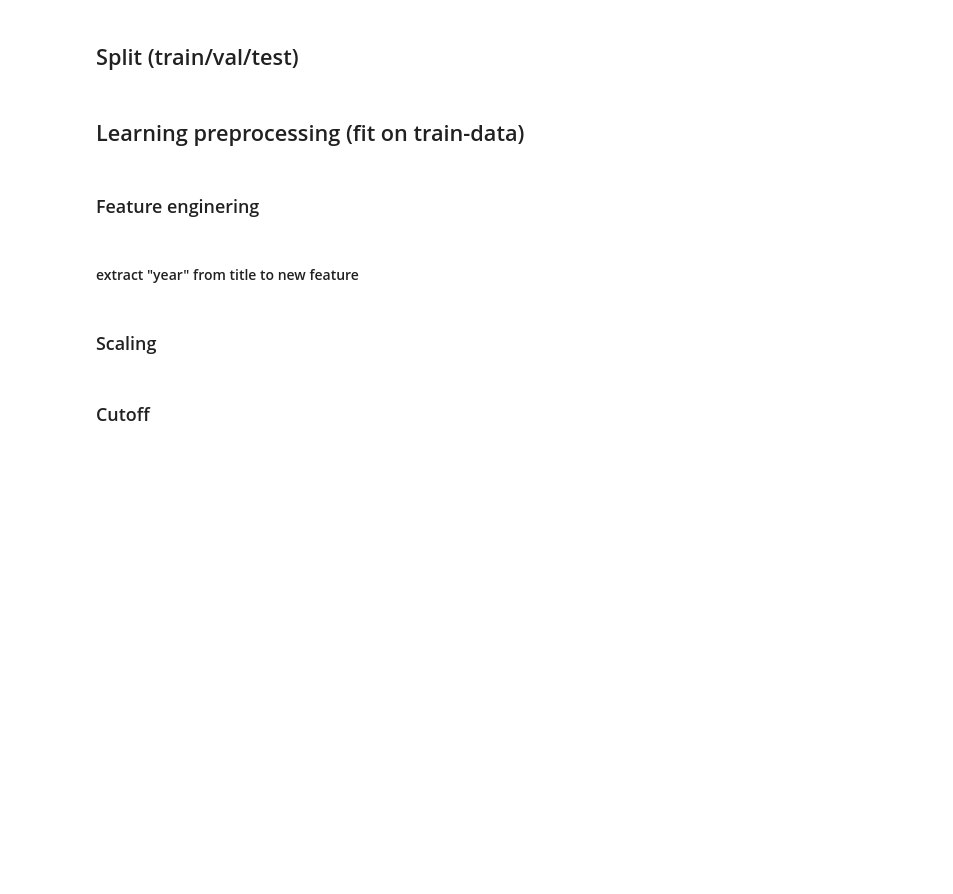
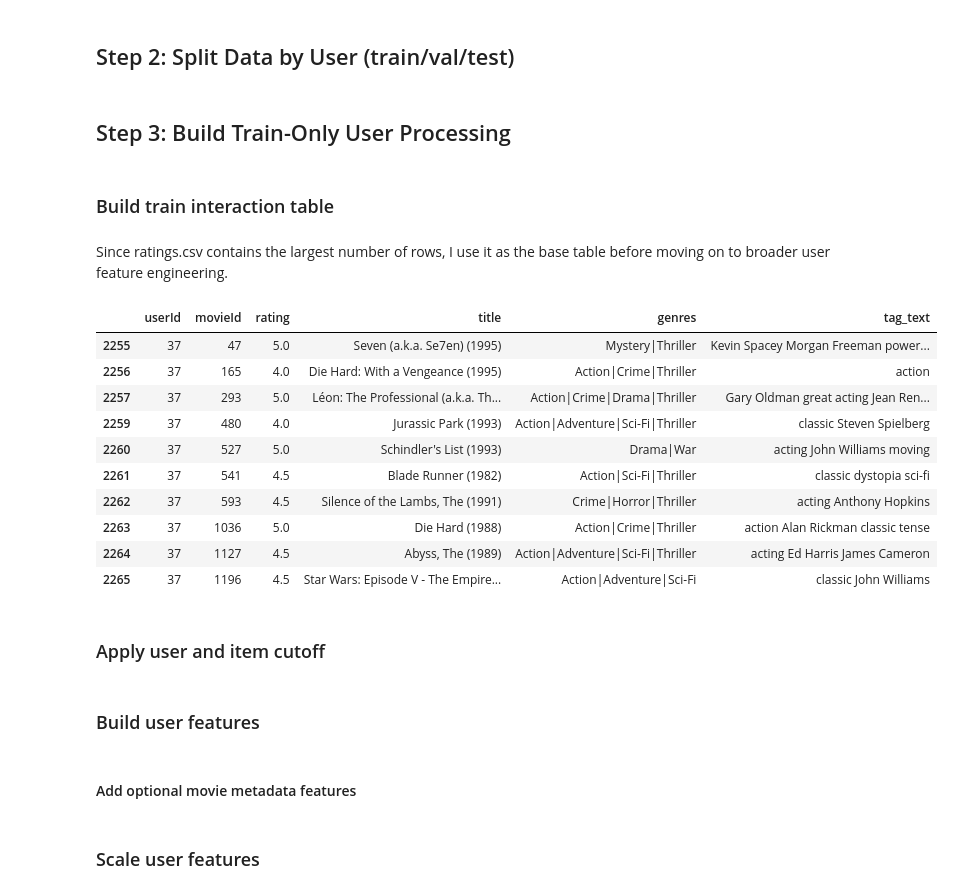
Before and after one commit to F-Degerman/Machine-Learning-FANNY-DEGERMAN, a Jupyter notebook: Assignment_1/pre_training_model.ipynb, the cells around one changed output. Drawn from its saved outputs; the diff is of its cells as text; code cells hidden in the pictures; blank space fills up the shorter version.

Commit message:
Adding split and interaction table -functions in pre_training_model, updating EDA.

```diff
--- a/Assignment_1/pre_training_model.ipynb
+++ b/Assignment_1/pre_training_model.ipynb
@@ -26,7 +45,11 @@ from sklearn.cluster import KMeans
 # %%
+data_dir = "../data"
+
 def load_data(data_dir):
     movies = pd.read_csv(f"{data_dir}/movies.csv")
     ratings = pd.read_csv(f"{data_dir}/ratings.csv")
     tags = pd.read_csv(f"{data_dir}/tags.csv")
     return movies, ratings, tags
+
+movies, ratings, tags = load_data(data_dir)
 # %% [markdown]
@@ -71,2 +101,2 @@ def clean_data(movies, ratings, tags):
 # %% [markdown]
-## Split (train/val/test)
+## Step 2: Split Data by User (train/val/test)
@@ -73,10 +147,60 @@ def clean_data(movies, ratings, tags):
 # %% [markdown]
-## Learning preprocessing (fit on train-data)
+## Step 3: Build Train-Only User Processing
+# %% [markdown]
+### Build train interaction table
+# %% [markdown]
+Since ratings.csv contains the largest number of rows, I use it as the base table before moving on to broader user feature engineering.
+# %%
+def build_interaction_table(ratings, movies, tags):
+    ratings_prepared = ratings.drop(columns=["timestamp"], errors="ignore").copy()
+    tags_prepared = tags.copy()
+    tags_prepared["tag"] = tags_prepared["tag"].fillna("").astype(str).str.strip()
+    tags_prepared = tags_prepared[tags_prepared["tag"] != ""]
+
+    interaction_table = ratings_prepared.merge(
+        movies[["movieId", "title", "genres"]],
+        on="movieId",
+        how="left"
+    )
+
+    tags_agg = (
+        tags_prepared.groupby(["userId", "movieId"])["tag"]
+        .apply(lambda x: " ".join(x))
+        .reset_index(name="tag_text")
+    )
+
+    interaction_table = interaction_table.merge(
+        tags_agg,
+        on=["userId", "movieId"],
+        how="left"
+    )
+
+    interaction_table["tag_text"] = interaction_table["tag_text"].fillna("")
+    return interaction_table
+
+
+train_interactions = build_interaction_table(ratings_train, movies_train, tags_train)
+val_interactions = build_interaction_table(ratings_val, movies_val, tags_val)
+test_interactions = build_interaction_table(ratings_test, movies_test, tags_test)
+
+train_interactions[train_interactions["tag_text"] != ""].head(10)
+# %% [output]
+|  | userId | movieId | rating | title | genres | tag_text |
+| 2255 | 37 | 47 | 5.0 | Seven (a.k.a. Se7en) (1995) | Mystery|Thriller | Kevin Spacey Morgan Freeman power... |
+| 2256 | 37 | 165 | 4.0 | Die Hard: With a Vengeance (1995) | Action|Crime|Thriller | action |
+| 2257 | 37 | 293 | 5.0 | Léon: The Professional (a.k.a. Th... | Action|Crime|Drama|Thriller | Gary Oldman great acting Jean Ren... |
+| 2259 | 37 | 480 | 4.0 | Jurassic Park (1993) | Action|Adventure|Sci-Fi|Thriller | classic Steven Spielberg |
+| 2260 | 37 | 527 | 5.0 | Schindler's List (1993) | Drama|War | acting John Williams moving |
+| 2261 | 37 | 541 | 4.5 | Blade Runner (1982) | Action|Sci-Fi|Thriller | classic dystopia sci-fi |
+| 2262 | 37 | 593 | 4.5 | Silence of the Lambs, The (1991) | Crime|Horror|Thriller | acting Anthony Hopkins |
+| 2263 | 37 | 1036 | 5.0 | Die Hard (1988) | Action|Crime|Thriller | action Alan Rickman classic tense |
+| 2264 | 37 | 1127 | 4.5 | Abyss, The (1989) | Action|Adventure|Sci-Fi|Thriller | acting Ed Harris James Cameron |
+| 2265 | 37 | 1196 | 4.5 | Star Wars: Episode V - The Empire... | Action|Adventure|Sci-Fi | classic John Williams |
+# %% [markdown]
+### Apply user and item cutoff
 # %% [markdown]
-### Feature enginering
+### Build user features
 # %% [markdown]
-#### extract "year" from title to new feature
+#### Add optional movie metadata features
 # %% [markdown]
-### Scaling
+### Scale user features
-# %% [markdown]
-### Cutoff
```
Also changed, not shown: parts of 19 cells of this notebook, 1 other file.
